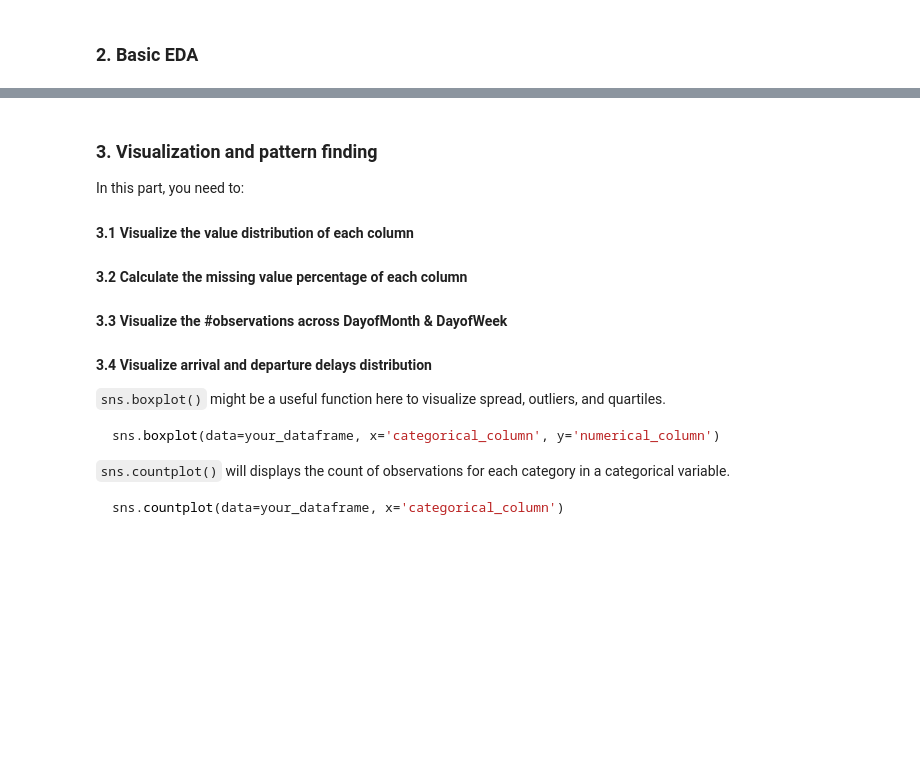
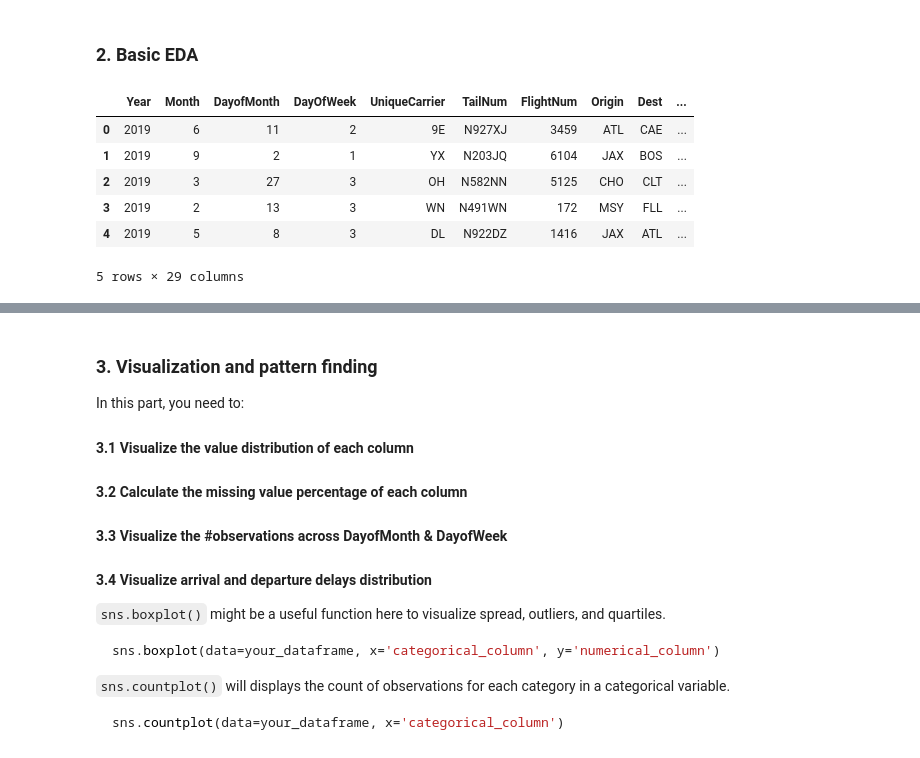
Before and after one commit to yashfadia2026/data_eng300SP_fadia, a Jupyter notebook: labs/lab1/lab1 - Yash Fadia.ipynb, the cells around one changed output, grey strips where cells are left out. Saved outputs shown, nothing was run; the diff lists cells and outputs as text; code cells hidden in the pictures; blank space fills up the shorter version.

```diff
--- a/labs/lab1/lab1 - Yash Fadia.ipynb
+++ b/labs/lab1/lab1 - Yash Fadia.ipynb
@@ -114,6 +119,15 @@ Column name convention:
 ### 2. Basic EDA
 # %%
 ## Print first 5 rows to check how the data looks like
+data.head(5)
+# %% [output]
+|  | Year | Month | DayofMonth | DayOfWeek | UniqueCarrier | TailNum | FlightNum | Origin | Dest | ... |
+| 0 | 2019 | 6 | 11 | 2 | 9E | N927XJ | 3459 | ATL | CAE | ... |
+| 1 | 2019 | 9 | 2 | 1 | YX | N203JQ | 6104 | JAX | BOS | ... |
+| 2 | 2019 | 3 | 27 | 3 | OH | N582NN | 5125 | CHO | CLT | ... |
+| 3 | 2019 | 2 | 13 | 3 | WN | N491WN | 172 | MSY | FLL | ... |
+| 4 | 2019 | 5 | 8 | 3 | DL | N922DZ | 1416 | JAX | ATL | ... |
+5 rows × 29 columns
 # %%
 ## Get descriptive statistics and missing value percentage for each column
 def get_info(pd_frame):
```
Also changed, not shown: parts of 3 cells of this notebook.
